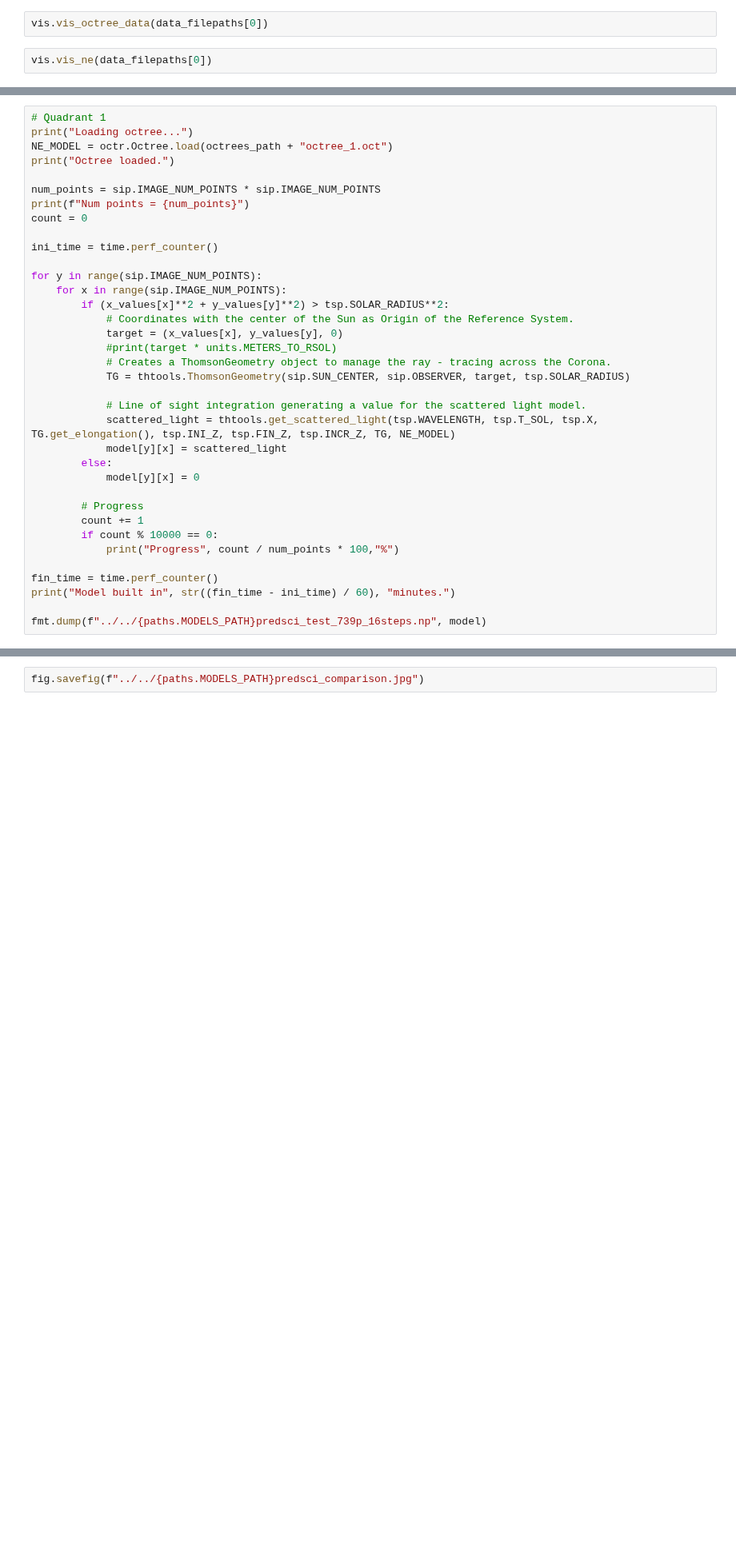
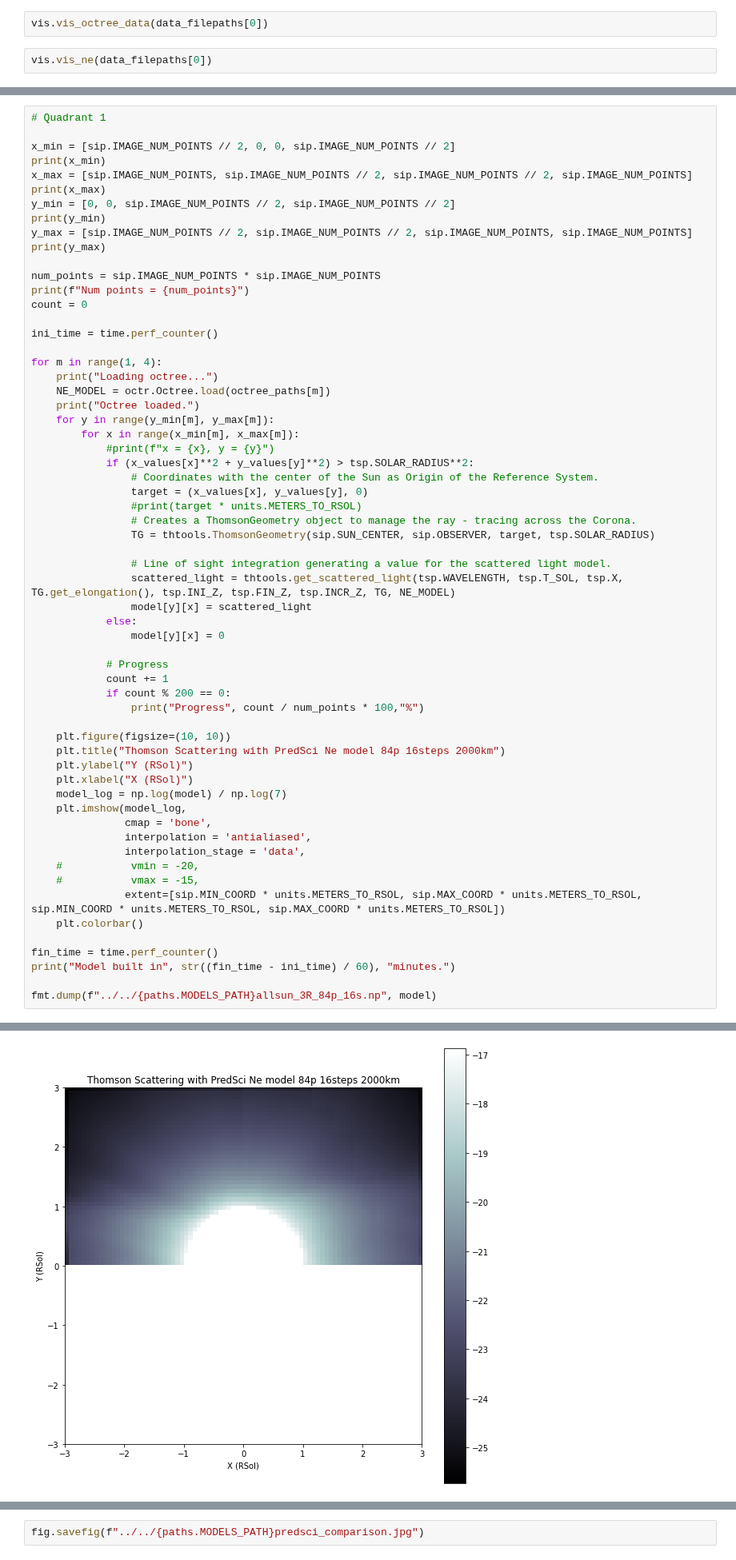
Before and after one commit to aliciavr/thomsonpy, a Jupyter notebook: src/computations/solar_imager.ipynb, the cells around one changed output, grey strips where cells are left out. Shown at 80% size. Drawn from its saved outputs; the diff is of its cells as text; blank space fills up the shorter version.

```diff
--- a/src/computations/solar_imager.ipynb
+++ b/src/computations/solar_imager.ipynb
@@ -199,8 +180,14 @@ print("# Numeric integral steps =", tsp.NUM_Z)
 # %%
 # Quadrant 1
-print("Loading octree...")
-NE_MODEL = octr.Octree.load(octrees_path + "octree_1.oct")
-print("Octree loaded.")
+
+x_min = [sip.IMAGE_NUM_POINTS // 2, 0, 0, sip.IMAGE_NUM_POINTS // 2]
+print(x_min)
+x_max = [sip.IMAGE_NUM_POINTS, sip.IMAGE_NUM_POINTS // 2, sip.IMAGE_NUM_POINTS // 2, sip.IMAGE_NUM_POINTS]
+print(x_max)
+y_min = [0, 0, sip.IMAGE_NUM_POINTS // 2, sip.IMAGE_NUM_POINTS // 2]
+print(y_min)
+y_max = [sip.IMAGE_NUM_POINTS // 2, sip.IMAGE_NUM_POINTS // 2, sip.IMAGE_NUM_POINTS, sip.IMAGE_NUM_POINTS]
+print(y_max)
 
 num_points = sip.IMAGE_NUM_POINTS * sip.IMAGE_NUM_POINTS
 print(f"Num points = {num_points}")
@@ -208,27 +195,47 @@ count = 0
 
 ini_time = time.perf_counter()
 
-for y in range(sip.IMAGE_NUM_POINTS):
-    for x in range(sip.IMAGE_NUM_POINTS):
-        if (x_values[x]**2 + y_values[y]**2) > tsp.SOLAR_RADIUS**2:
-            # Coordinates with the center of the Sun as Origin of the Reference System.
-            target = (x_values[x], y_values[y], 0)
-            #print(target * units.METERS_TO_RSOL)
-            # Creates a ThomsonGeometry object to manage the ray - tracing across the Corona.
-            TG = thtools.ThomsonGeometry(sip.SUN_CENTER, sip.OBSERVER, target, tsp.SOLAR_RADIUS)
+for m in range(1, 4):
+    print("Loading octree...")
+    NE_MODEL = octr.Octree.load(octree_paths[m])
+    print("Octree loaded.")
+    for y in range(y_min[m], y_max[m]):
+        for x in range(x_min[m], x_max[m]):
+            #print(f"x = {x}, y = {y}")
+            if (x_values[x]**2 + y_values[y]**2) > tsp.SOLAR_RADIUS**2:
+                # Coordinates with the center of the Sun as Origin of the Reference System.
+                target = (x_values[x], y_values[y], 0)
+                #print(target * units.METERS_TO_RSOL)
+                # Creates a ThomsonGeometry object to manage the ray - tracing across the Corona.
+                TG = thtools.ThomsonGeometry(sip.SUN_CENTER, sip.OBSERVER, target, tsp.SOLAR_RADIUS)
 
-            # Line of sight integration generating a value for the scattered light model.
-            scattered_light = thtools.get_scattered_light(tsp.WAVELENGTH, tsp.T_SOL, tsp.X, TG.get_elongation(), tsp.INI_Z, tsp.FIN_Z, tsp.INCR_Z, TG, NE_MODEL)
-            model[y][x] = scattered_light
-        else:
-            model[y][x] = 0
+                # Line of sight integration generating a value for the scattered light model.
+                scattered_light = thtools.get_scattered_light(tsp.WAVELENGTH, tsp.T_SOL, tsp.X, TG.get_elongation(), tsp.INI_Z, tsp.FIN_Z, tsp.INCR_Z, TG, NE_MODEL)
+                model[y][x] = scattered_light
+            else:
+                model[y][x] = 0
 
-        # Progress
-        count += 1
-        if count % 10000 == 0:
-            print("Progress", count / num_points * 100,"%")
+            # Progress
+            count += 1
+            if count % 200 == 0:
+                print("Progress", count / num_points * 100,"%")
+
+    plt.figure(figsize=(10, 10))
+    plt.title("Thomson Scattering with PredSci Ne model 84p 16steps 2000km")
+    plt.ylabel("Y (RSol)")
+    plt.xlabel("X (RSol)")
+    model_log = np.log(model) / np.log(7)
+    plt.imshow(model_log,
+               cmap = 'bone',
+               interpolation = 'antialiased',
+               interpolation_stage = 'data',
+    #           vmin = -20,
+    #           vmax = -15,
+               extent=[sip.MIN_COORD * units.METERS_TO_RSOL, sip.MAX_COORD * units.METERS_TO_RSOL, sip.MIN_COORD * units.METERS_TO_RSOL, sip.MAX_COORD * units.METERS_TO_RSOL])
+    plt.colorbar()
 
 fin_time = time.perf_counter()
 print("Model built in", str((fin_time - ini_time) / 60), "minutes.")
 
-fmt.dump(f"../../{paths.MODELS_PATH}predsci_test_739p_16steps.np", model)
+fmt.dump(f"../../{paths.MODELS_PATH}allsun_3R_84p_16s.np", model)
+# %% [output]
@@ -234,0 +274 @@ fmt.dump(f"../../{paths.MODELS_PATH}predsci_test_739p_16steps.np", model)
+[figure, added]
```
Also changed, not shown: parts of 7 cells of this notebook, 2 other files.
